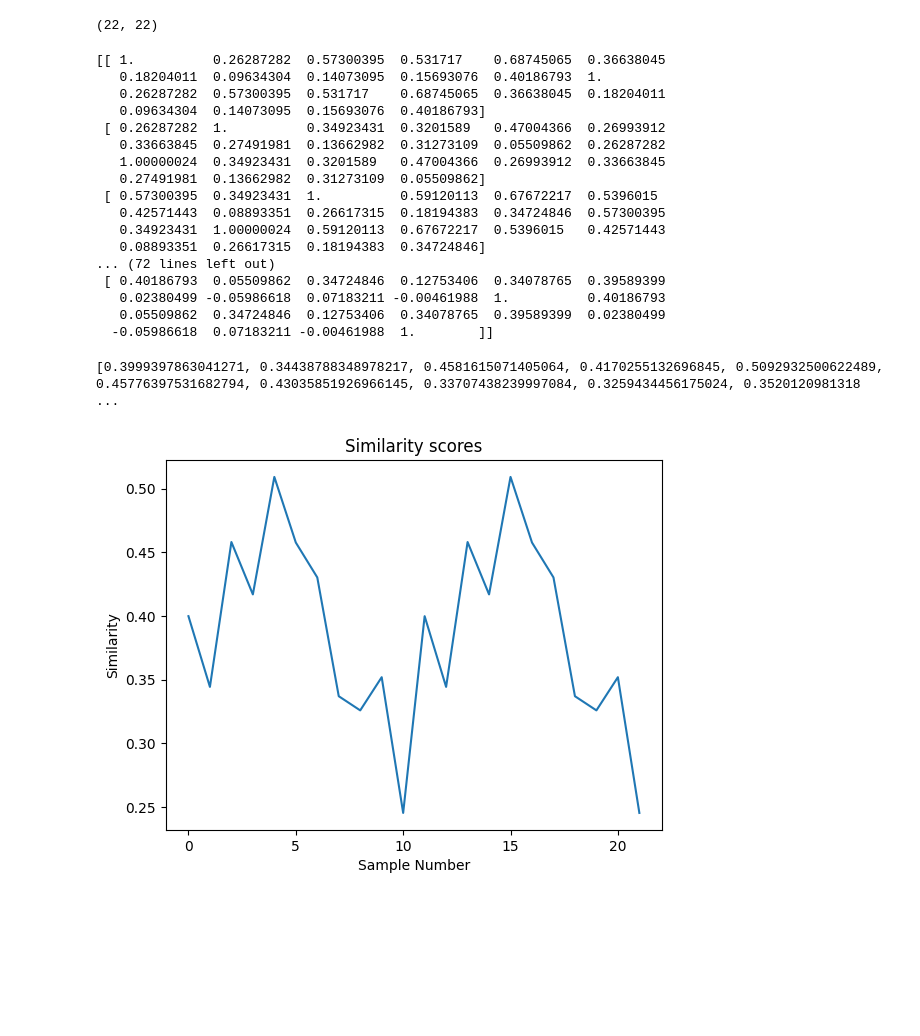
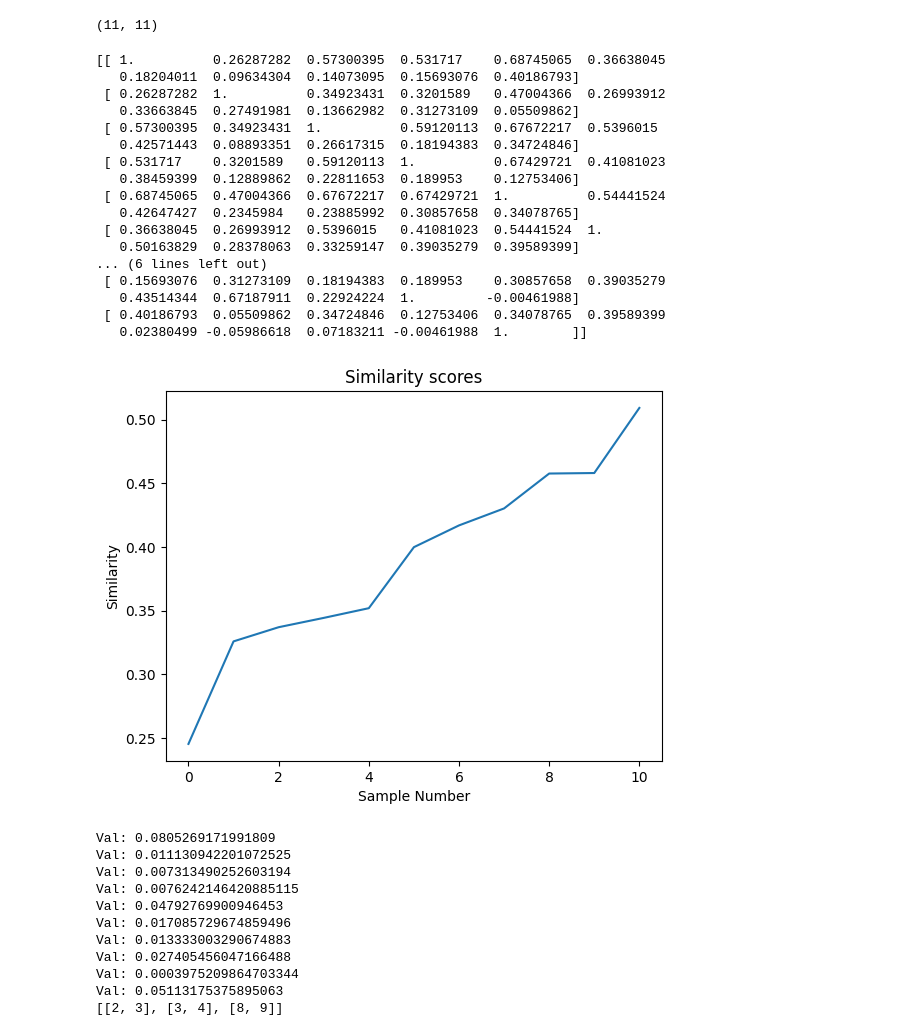
Before and after one commit to marcus-wrrn/Semantic_Comparison, a Jupyter notebook: semantics_test.ipynb, the cells around one changed output. Cells and saved outputs as stored; diff of their text form; code cells hidden in the pictures; blank space fills up the shorter version.

```diff
--- a/semantics_test.ipynb
+++ b/semantics_test.ipynb
@@ -67,7 +62,9 @@ df_train.head()
 # %%
+df_train.to_csv("./archive/train_tm/train_processed.csv")
+df_test.to_csv("./archive/test_tm/test_processed.csv")
+
 text = df_train["Split_Text"][800]
-text += text
-encoding = create_encoding(model, text)[0]
+encoding = create_embeddings(model, text)[0]
 len(encoding)
 # print(encoding)
 for val in text:
@@ -106,38 +103,66 @@ for i in range(len(all_embeddings)):
         if i != j:
             results[i,j] = util.dot_score(all_embeddings[i], all_embeddings[j])
 # %% [output]
-(22, 22)
+(11, 11)
 # %%
 print(results)
 # %% [output]
 [[ 1.          0.26287282  0.57300395  0.531717    0.68745065  0.36638045
-   0.18204011  0.09634304  0.14073095  0.15693076  0.40186793  1.
-   0.26287282  0.57300395  0.531717    0.68745065  0.36638045  0.18204011
-   0.09634304  0.14073095  0.15693076  0.40186793]
+   0.18204011  0.09634304  0.14073095  0.15693076  0.40186793]
  [ 0.26287282  1.          0.34923431  0.3201589   0.47004366  0.26993912
-   0.33663845  0.27491981  0.13662982  0.31273109  0.05509862  0.26287282
-   1.00000024  0.34923431  0.3201589   0.47004366  0.26993912  0.33663845
-   0.27491981  0.13662982  0.31273109  0.05509862]
+   0.33663845  0.27491981  0.13662982  0.31273109  0.05509862]
  [ 0.57300395  0.34923431  1.          0.59120113  0.67672217  0.5396015
-   0.42571443  0.08893351  0.26617315  0.18194383  0.34724846  0.57300395
-   0.34923431  1.00000024  0.59120113  0.67672217  0.5396015   0.42571443
-   0.08893351  0.26617315  0.18194383  0.34724846]
-... (72 lines left out)
+   0.42571443  0.08893351  0.26617315  0.18194383  0.34724846]
+ [ 0.531717    0.3201589   0.59120113  1.          0.67429721  0.41081023
+   0.38459399  0.12889862  0.22811653  0.189953    0.12753406]
+ [ 0.68745065  0.47004366  0.67672217  0.67429721  1.          0.54441524
+   0.42647427  0.2345984   0.23885992  0.30857658  0.34078765]
+ [ 0.36638045  0.26993912  0.5396015   0.41081023  0.54441524  1.
+   0.50163829  0.28378063  0.33259147  0.39035279  0.39589399]
+... (6 lines left out)
+ [ 0.15693076  0.31273109  0.18194383  0.189953    0.30857658  0.39035279
+   0.43514344  0.67187911  0.22924224  1.         -0.00461988]
  [ 0.40186793  0.05509862  0.34724846  0.12753406  0.34078765  0.39589399
-   0.02380499 -0.05986618  0.07183211 -0.00461988  1.          0.40186793
-   0.05509862  0.34724846  0.12753406  0.34078765  0.39589399  0.02380499
-  -0.05986618  0.07183211 -0.00461988  1.        ]]
+   0.02380499 -0.05986618  0.07183211 -0.00461988  1.        ]]
 # %%
-avg = [None] * len(results)
+# Initialize avg array
+avg = [[None] * 2 for _ in range(len(results)) ]
+# calculate all average values found in the results
 for i in range(len(results)):
     temp = results[i]
     np.delete(temp, i)
-    avg[i] = np.sum(temp) / len(temp)
+    avg[i][0] = np.sum(temp) / len(temp)
+    avg[i][1] = i
 
-print(avg)
+avg.sort(key=lambda x: x[0])
-# %% [output]
-[0.3999397863041271, 0.34438788348978217, 0.4581615071405064, 0.4170255132696845, 0.5092932500622489, 0.45776397531682794, 0.43035851926966145, 0.33707438239997084, 0.3259434456175024, 0.3520120981318 ...
-# %%
-plot(avg)
-# %% [output]
-[figure, removed]
+# %%
+sim_vals = [[avg[i][0] for i in range(len(avg))]][0]
+sim_ids =  [[avg[i][1] for i in range(len(avg))]][0]
+plot([avg[i][0] for i in range(len(avg))])
+
+threshold = 0.01
+val1 = sim_vals[0]
+
+indices = []
+for i in range(1, len(sim_vals)):
+    val2 = sim_vals[i]
+    val = val2 - val1
+    print(f"Val: {val}")
+    if val <= threshold:
+        indices.append([i-1, i])
+    val1 = val2
+
+print(indices)
+# %% [output]
+[figure, added]
+Val: 0.0805269171991809
+Val: 0.011130942201072525
+Val: 0.007313490252603194
+Val: 0.0076242146420885115
+Val: 0.04792769900946453
+Val: 0.017085729674859496
+Val: 0.013333003290674883
+Val: 0.027405456047166488
+Val: 0.0003975209864703344
+Val: 0.05113175375895063
+[[2, 3], [3, 4], [8, 9]]
```
Also changed, not shown: parts of 5 cells of this notebook.
